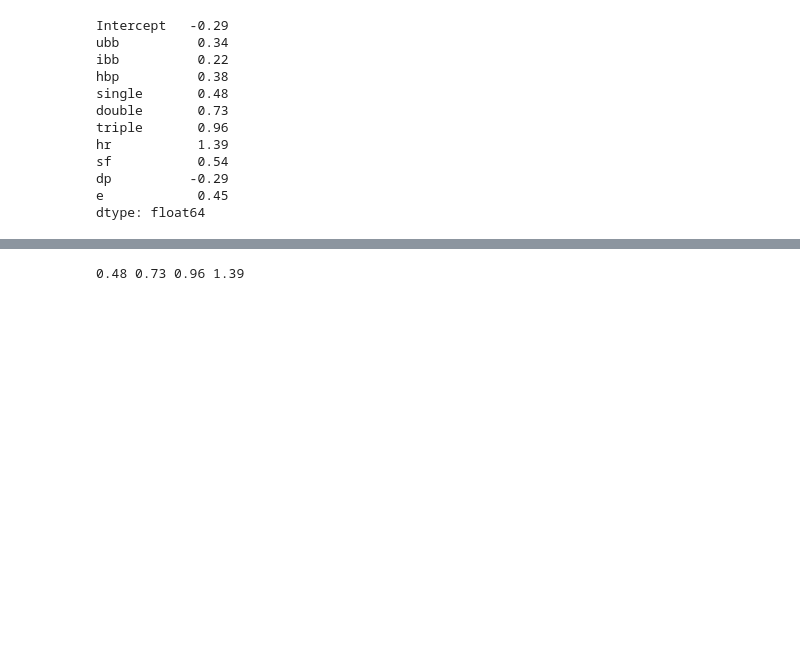
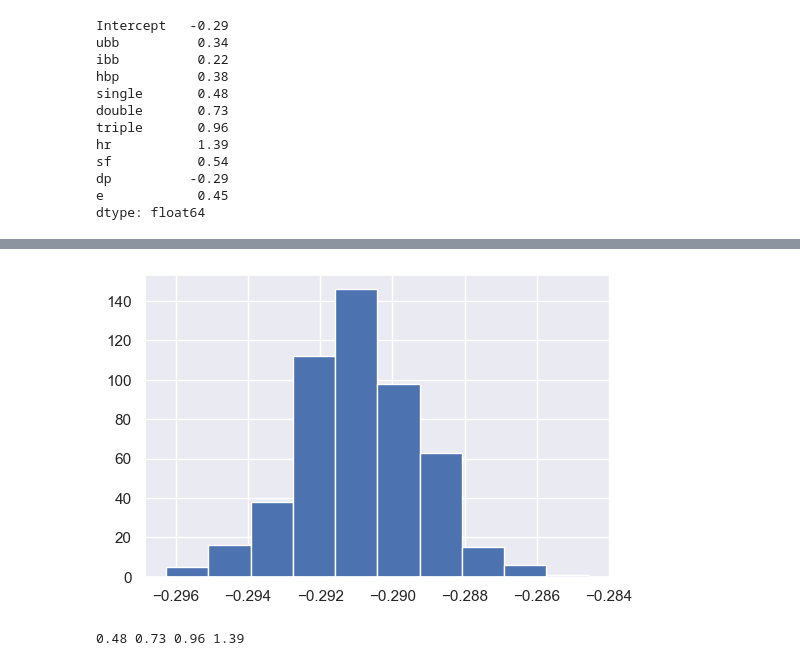
Before and after one commit to sdiehl28/baseball-analytics, a Jupyter notebook: baseball_jupyter_nb/04_LinearWeights_CSV.ipynb, the cells around one changed output, grey strips where cells are left out. Cells and saved outputs as stored; diff of their text form; code cells hidden in the pictures; blank space fills up the shorter version.

```diff
--- a/baseball_jupyter_nb/04_LinearWeights_CSV.ipynb
+++ b/baseball_jupyter_nb/04_LinearWeights_CSV.ipynb
@@ -256 +313,5 @@ result.conf_int().round(3)
+# %%
+df['dp'].hist();
+# %% [output]
+[figure, added]
 # %%
```
Also changed, not shown: parts of 19 cells of this notebook.
